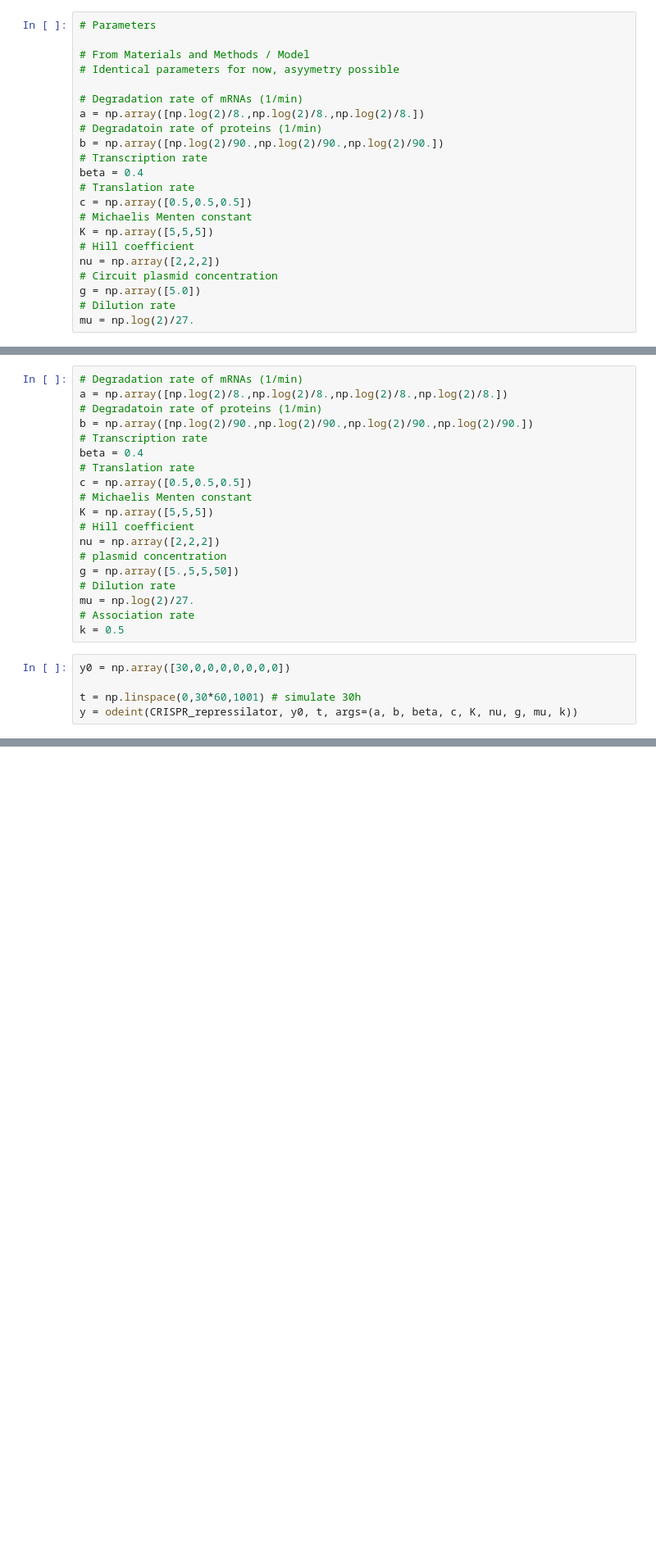
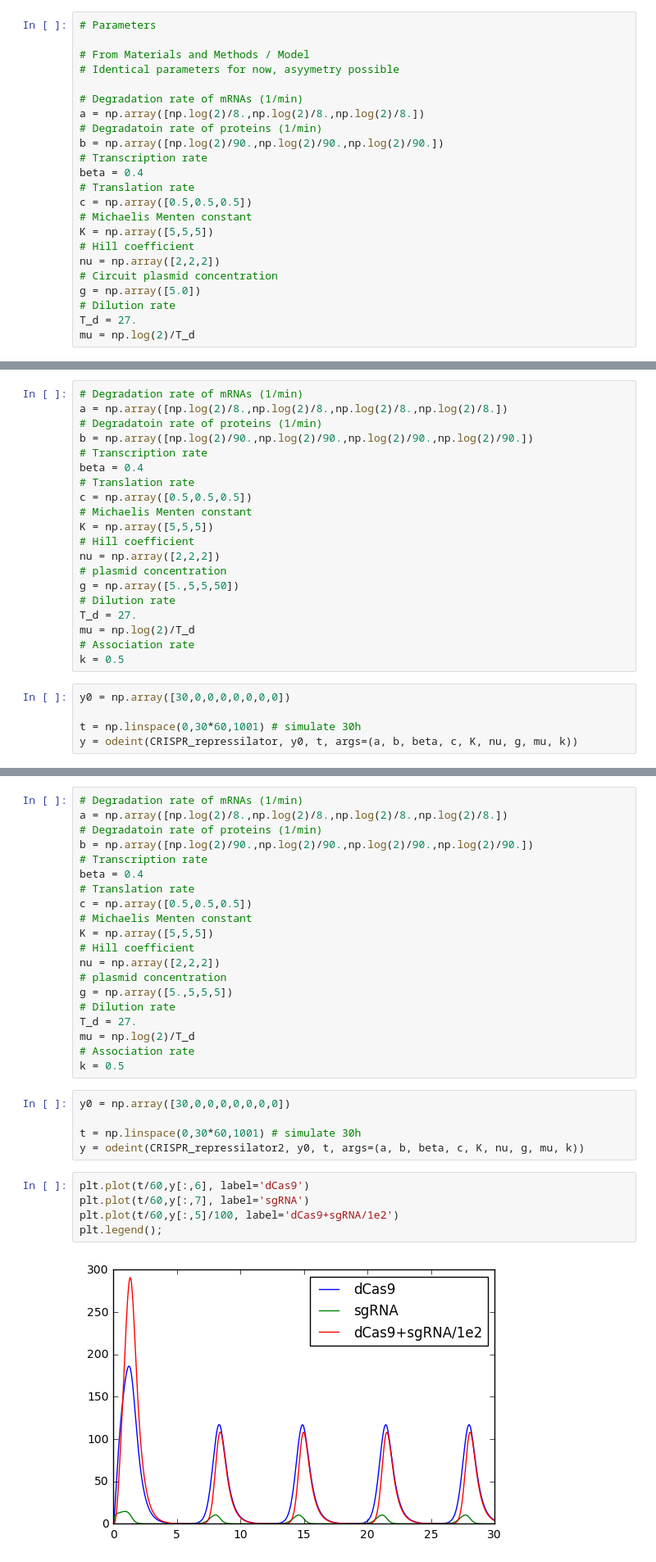
Before and after one commit to joagutierrez/CRISPR_OSCILLATOR, a Jupyter notebook: Maerkl-Repressilator.ipynb, the cells around one changed output, grey strips where cells are left out. Shown at 82% size. Saved outputs shown, nothing was run; the diff lists cells and outputs as text; blank space fills up the shorter version.

Commit message:
Varation of CRISPR repressilator added where sgRNA is repressed just like the dCas9-mRNA. Constant g/copy number. Produces Oscillation!

```diff
--- a/Maerkl-Repressilator.ipynb
+++ b/Maerkl-Repressilator.ipynb
@@ -50,7 +50,8 @@ nu = np.array([2,2,2])
 # Circuit plasmid concentration
 g = np.array([5.0])
 # Dilution rate
-mu = np.log(2)/27.
+T_d = 27.
+mu = np.log(2)/T_d
 # %%
 # Initial conditions
 
@@ -141,7 +143,8 @@ nu = np.array([2,2,2])
 # plasmid concentration
 g = np.array([5.,5,5,50])
 # Dilution rate
-mu = np.log(2)/27.
+T_d = 27.
+mu = np.log(2)/T_d
 # Association rate
 k = 0.5
 # %%
@@ -165,0 +189,32 @@ plt.legend();
+# %%
+# Degradation rate of mRNAs (1/min)
+a = np.array([np.log(2)/8.,np.log(2)/8.,np.log(2)/8.,np.log(2)/8.])
+# Degradatoin rate of proteins (1/min)
+b = np.array([np.log(2)/90.,np.log(2)/90.,np.log(2)/90.,np.log(2)/90.])
+# Transcription rate
+beta = 0.4
+# Translation rate
+c = np.array([0.5,0.5,0.5])
+# Michaelis Menten constant
+K = np.array([5,5,5])
+# Hill coefficient
+nu = np.array([2,2,2])
+# plasmid concentration
+g = np.array([5.,5,5,5])
+# Dilution rate
+T_d = 27.
+mu = np.log(2)/T_d
+# Association rate
+k = 0.5
+# %%
+y0 = np.array([30,0,0,0,0,0,0,0])
+
+t = np.linspace(0,30*60,1001) # simulate 30h
+y = odeint(CRISPR_repressilator2, y0, t, args=(a, b, beta, c, K, nu, g, mu, k))
+# %%
+plt.plot(t/60,y[:,6], label='dCas9')
+plt.plot(t/60,y[:,7], label='sgRNA')
+plt.plot(t/60,y[:,5]/100, label='dCas9+sgRNA/1e2')
+plt.legend();
+# %% [output]
+[figure, added]
```
Also changed, not shown: parts of 5 cells of this notebook.
